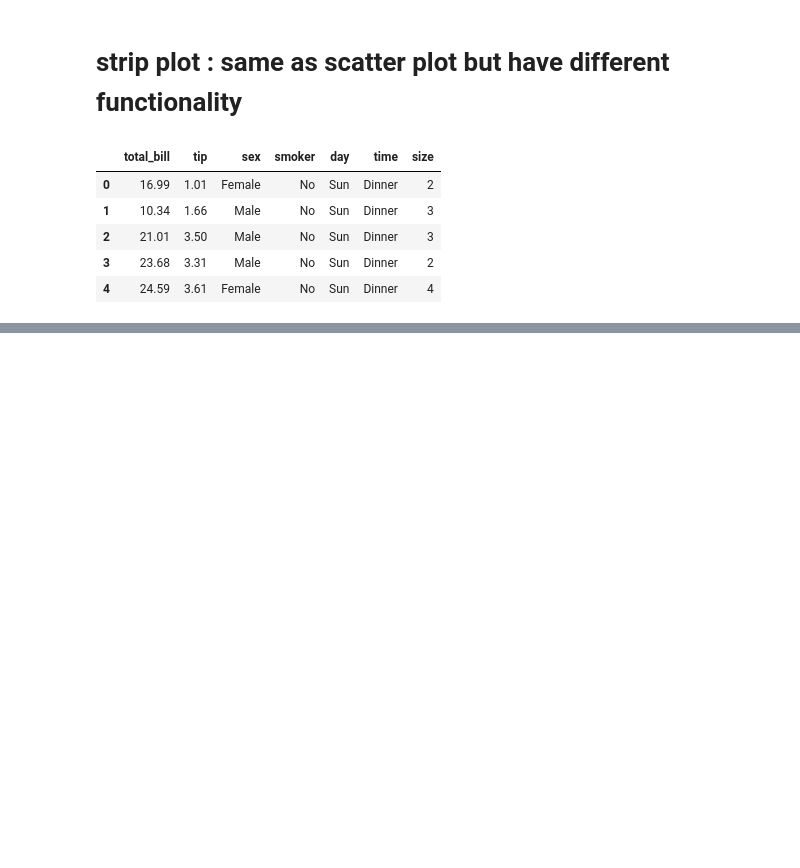
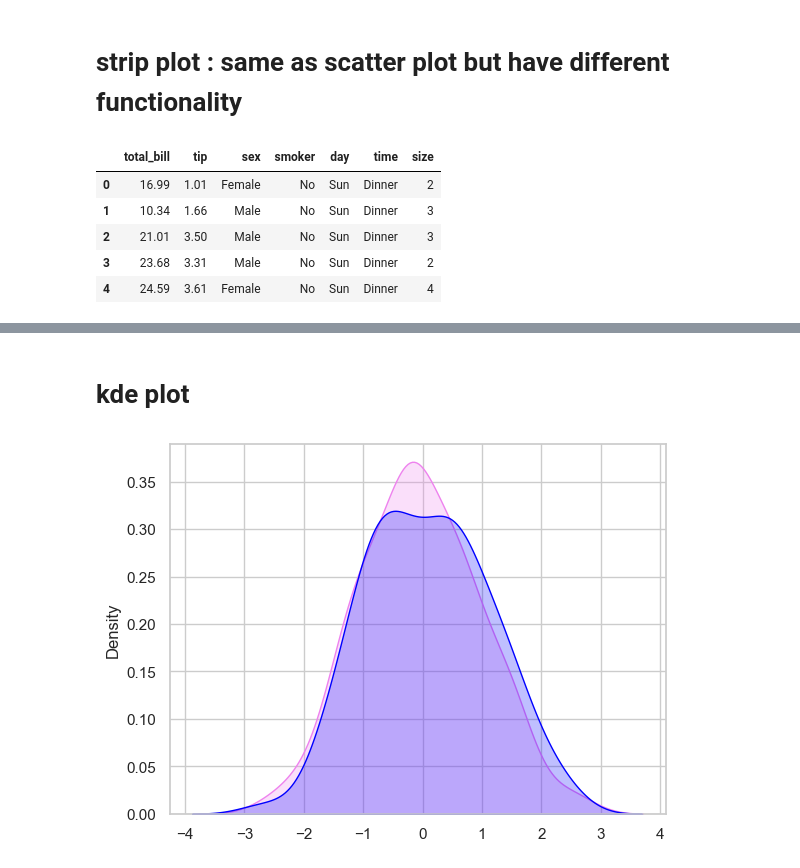
Before and after one commit to Arth9vansola/seaborn, a Jupyter notebook: seaborn.ipynb, the cells around one changed output, grey strips where cells are left out. Cells and saved outputs as stored; diff of their text form; code cells hidden in the pictures; blank space fills up the shorter version.

```diff
--- a/seaborn.ipynb
+++ b/seaborn.ipynb
@@ -387,0 +411,11 @@ plt.show()
+# %% [markdown]
+# kde plot
+# %%
+x = np.random.randn(100)
+y = np.random.randn(100)
+
+sns.kdeplot(x,fill=True, color='violet')
+sns.kdeplot(y,fill=True, color='blue')
+plt.show()
+# %% [output]
+[figure, added]
```
Also changed, not shown: parts of 49 cells of this notebook.
